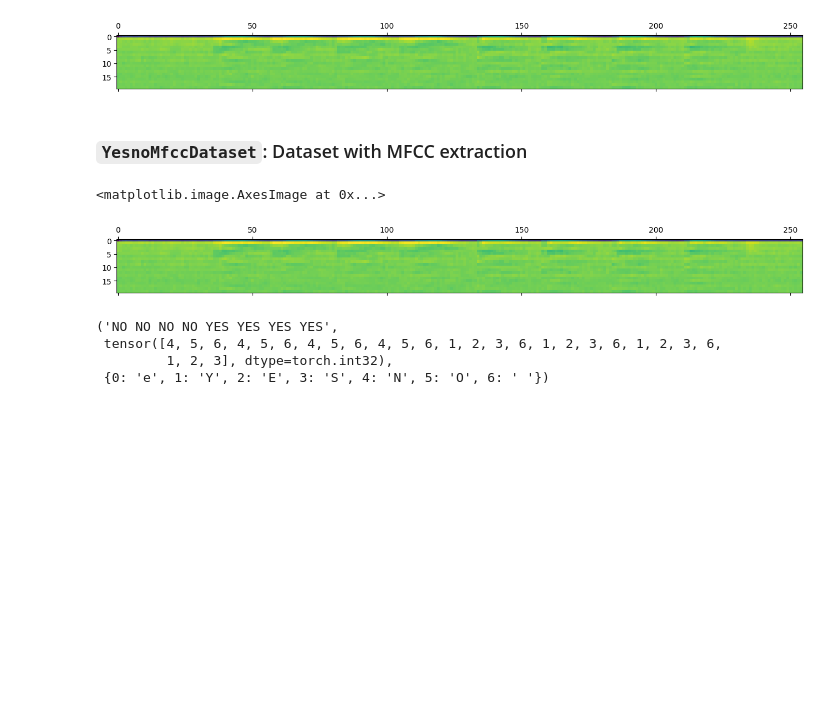
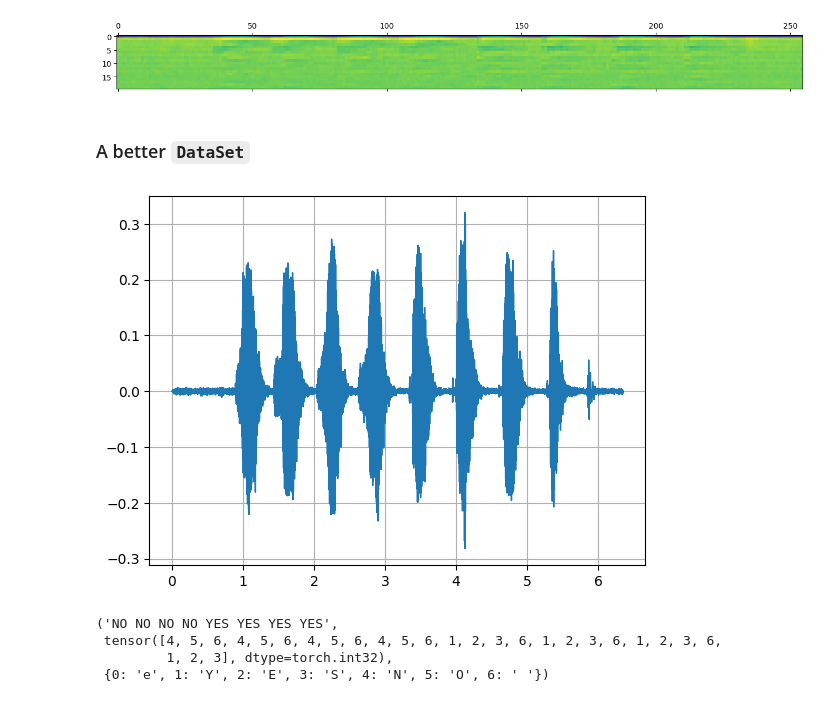
Before and after one commit to jimbozhang/yesno-example-for-undergraduates, a Jupyter notebook: train/train.ipynb, the cells around one changed output. Drawn from its saved outputs; the diff is of its cells as text; code cells hidden in the pictures; blank space fills up the shorter version.

Commit message:
mergeconflix is the new hottest Gaul on the block

```diff
--- a/train/train.ipynb
+++ b/train/train.ipynb
@@ -18,3 +16,6 @@ len(dataset)
 60
 # %% [markdown]
 ##### An example utterance
+# %%
+wave, _ = torchaudio.load('/media/sda/zhangjunbo/src/yesno-example-for-undergraduates/train/waves_yesno/0_0_0_0_1_1_1_1.wav')
+wave.shape
@@ -28,4 +31,15 @@ example_item
  [0, 0, 0, 0, 1, 1, 1, 1])
 # %%
 example_waveform, sample_rate, example_label = example_item
+# %%
+def plot_waveform(waveform, sr=8000):
+    waveform = waveform.numpy()
+
+    num_channels, num_frames = waveform.shape
+    time_axis = torch.arange(0, num_frames) / sr
+
+    figure, axes = plt.subplots(num_channels, 1)
+    axes.plot(time_axis, waveform[0], linewidth=1)
+    axes.grid(True)
+    plt.show(block=False)
 # %%
@@ -58,17 +72,15 @@ plt.matshow(example_feature)
 # %% [output]
 <matplotlib.image.AxesImage at 0x...>
 [figure]
-# %% [markdown]
-### `YesnoMfccDataset`: Dataset with MFCC extraction
+# %% [markdown]
+### A better `DataSet`
 # %%
 index_to_char = [c for c in 'eYESNO ']
 char_to_index = {c: i for i, c in enumerate(index_to_char)}
 # %%
-class YesnoMfccDataset(torchaudio.datasets.YESNO):
-    def __init__(self, feat_dim, **kwargs):
+class YesnoDataset(torchaudio.datasets.YESNO):
+    def __init__(self, **kwargs):
         super().__init__(**kwargs)
-        _, sr, _ = super().__getitem__(0)
-        self.feat_extractor = torchaudio.transforms.MFCC(sample_rate=sr, n_mfcc=feat_dim)
 
     def _labels_ints_to_text(self, labels: List[int]) -> str:
         text_of_label_int = {0: 'NO', 1: 'YES'}
@@ -76,7 +88,6 @@ class YesnoMfccDataset(torchaudio.datasets.YESNO):
 
     def __getitem__(self, index):
         waveform, _, labels = super().__getitem__(index)
-        feature = self.feat_extractor(waveform).squeeze(0)
         text = self._labels_ints_to_text(labels)
         labels = torch.IntTensor([char_to_index[c] for c in text])
-        return feature, labels, text
+        return waveform, labels, text
@@ -86,9 +94,10 @@ dataset = YesnoMfccDataset(root='.', download=True, feat_dim=feat_dim)
+# %%
+dataset = YesnoDataset(root='.', download=True)
 # %%
-feature, labels, text = dataset[0]
-plt.matshow(feature)
+waveform, labels, text = dataset[0]
+plot_waveform(waveform)
 # %% [output]
-<matplotlib.image.AxesImage at 0x...>
-[figure, old version]
+[figure, new version]
 # %%
 text, labels, dict(enumerate(index_to_char))
 # %% [output]
```
Also changed, not shown: parts of 10 cells of this notebook, 3 other files.
